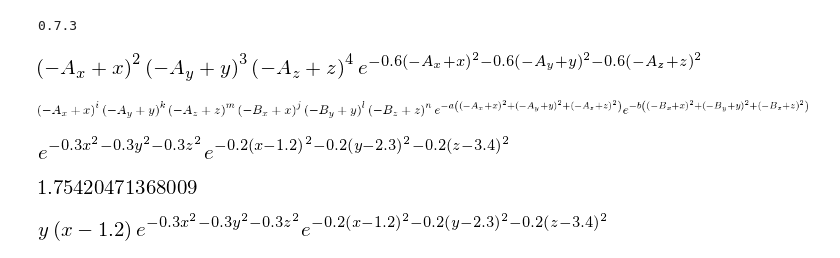
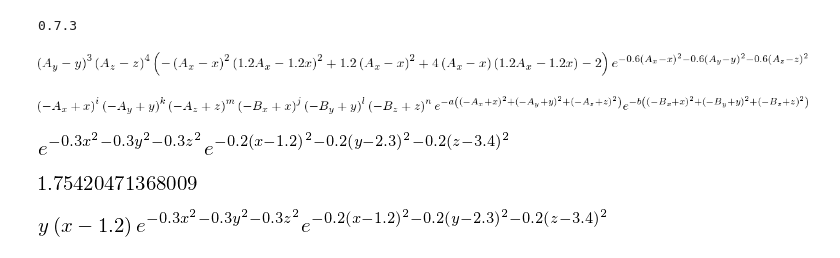
Before and after one commit to dragly/hartree-fock, a Jupyter notebook: notebooks/Symbolic integrals.ipynb, the cells around one changed output. Cells and saved outputs as stored; diff of their text form; code cells hidden in the pictures.

```diff
--- a/notebooks/Symbolic integrals.ipynb
+++ b/notebooks/Symbolic integrals.ipynb
@@ -10,17 +10,18 @@ init_printing(use_latex=True)
 # %%
 def G(i,j,k,a,r,A):
     rA = r - A
     xA = rA[0]
     yA = rA[1]
     zA = rA[2]
     rA2 = dot(rA,rA)
     return xA**i * yA**j * zA**k * exp(-a * rA2)
 Ax, Ay, Az = symbols("A_x A_y A_z")
 r = array([x, y, z])
 A = array([Ax, Ay, Az])
-G(2,3,4,0.6,r,A)
+Gz = G(2,3,4,0.6,r,A)
+diff(Gz, x, x)
 # %% [output]
-[figure, old version]
+[figure, new version]
 # %%
 r = array([x, y, z])
 a,i,j,k = symbols("a i j k")
```
Also changed, not shown: parts of 2 cells of this notebook, 7 other files.
